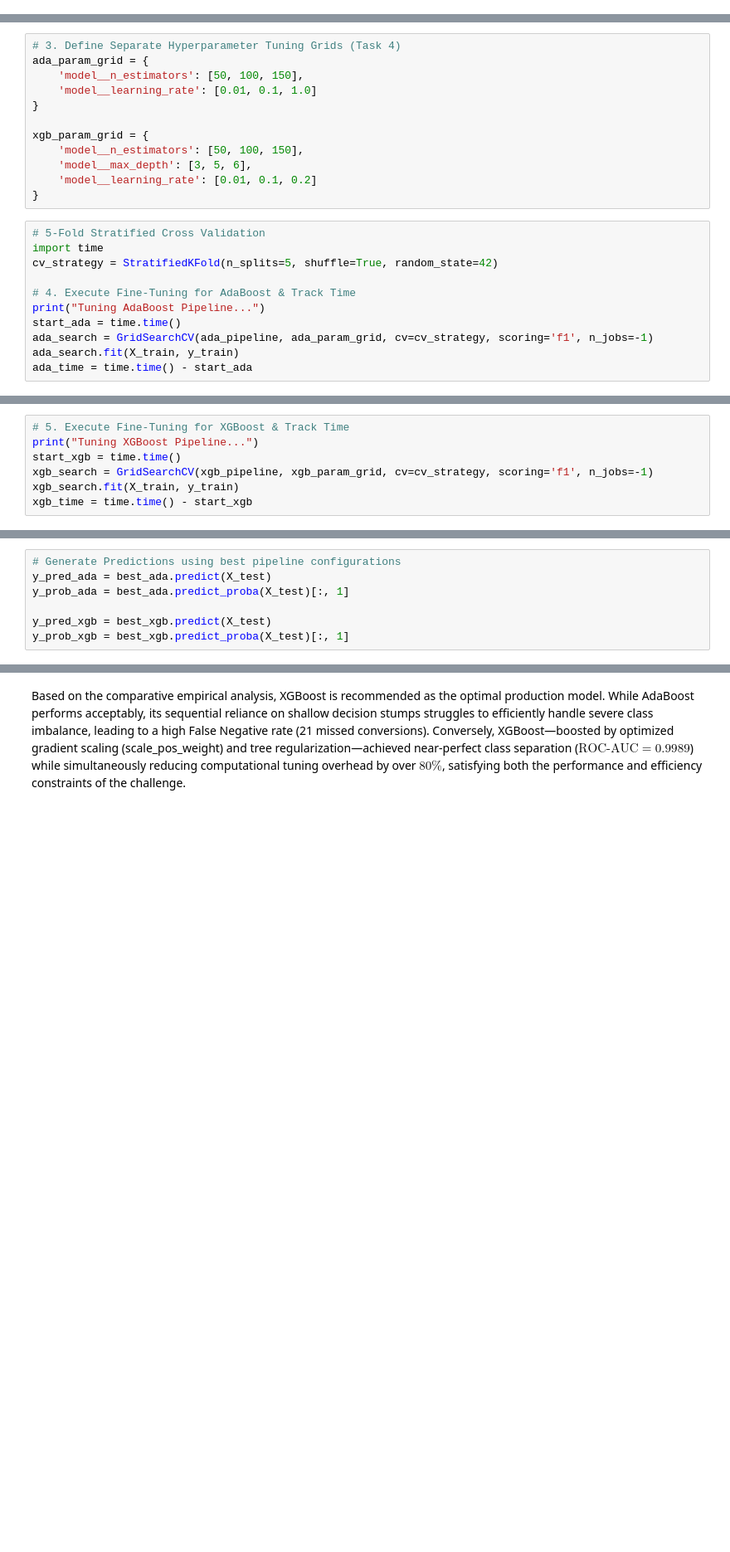
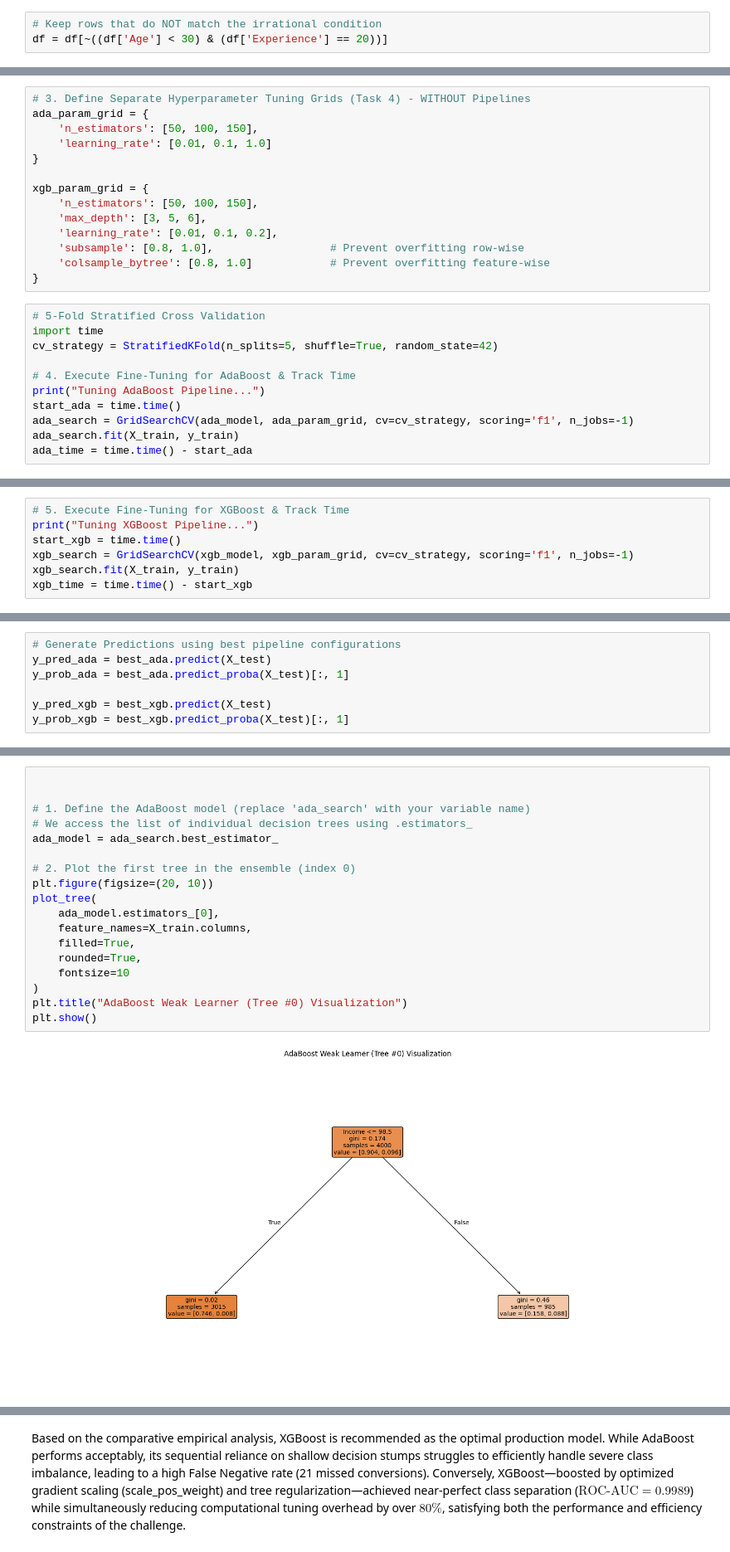
Before and after one commit to Latrechesara/Challenges-Code213-data-science-bootcamp_, a Jupyter notebook: code213_data_science_bootcamp_challenges/10-Advanced_Machine_learning/Challenge_Ada_boost_vs_XGBoost.ipynb, the cells around one changed output, grey strips where cells are left out. Shown at 83% size. Drawn from its saved outputs; the diff is of its cells as text; blank space fills up the shorter version.

```diff
--- a/code213_data_science_bootcamp_challenges/10-Advanced_Machine_learning/Challenge_Ada_boost_vs_XGBoost.ipynb
+++ b/code213_data_science_bootcamp_challenges/10-Advanced_Machine_learning/Challenge_Ada_boost_vs_XGBoost.ipynb
@@ -289,3 +259,6 @@ df= pd.read_csv('bankloan.csv')
+# %%
+# Keep rows that do NOT match the irrational condition
+df = df[~((df['Age'] < 30) & (df['Experience'] == 20))]
 # %%
 # 1. Stratified Split (Maintaining 90/10 Imbalance)
 X = df.drop(columns=['ID', 'ZIP.Code', 'Personal.Loan'])
@@ -308,14 +274,16 @@ xgb_pipeline = Pipeline([
 # %%
-# 3. Define Separate Hyperparameter Tuning Grids (Task 4)
+# 3. Define Separate Hyperparameter Tuning Grids (Task 4) - WITHOUT Pipelines
 ada_param_grid = {
-    'model__n_estimators': [50, 100, 150],
-    'model__learning_rate': [0.01, 0.1, 1.0]
+    'n_estimators': [50, 100, 150],
+    'learning_rate': [0.01, 0.1, 1.0]
 }
 
 xgb_param_grid = {
-    'model__n_estimators': [50, 100, 150],
-    'model__max_depth': [3, 5, 6],
-    'model__learning_rate': [0.01, 0.1, 0.2]
+    'n_estimators': [50, 100, 150],
+    'max_depth': [3, 5, 6],
+    'learning_rate': [0.01, 0.1, 0.2],
+    'subsample': [0.8, 1.0],                  # Prevent overfitting row-wise
+    'colsample_bytree': [0.8, 1.0]            # Prevent overfitting feature-wise
 }
 # %%
 # 5-Fold Stratified Cross Validation
@@ -325,7 +293,7 @@ cv_strategy = StratifiedKFold(n_splits=5, shuffle=True, random_state=42)
 # 4. Execute Fine-Tuning for AdaBoost & Track Time
 print("Tuning AdaBoost Pipeline...")
 start_ada = time.time()
-ada_search = GridSearchCV(ada_pipeline, ada_param_grid, cv=cv_strategy, scoring='f1', n_jobs=-1)
+ada_search = GridSearchCV(ada_model, ada_param_grid, cv=cv_strategy, scoring='f1', n_jobs=-1)
 ada_search.fit(X_train, y_train)
 ada_time = time.time() - start_ada
 # %% [output]
@@ -334,7 +302,7 @@ Tuning AdaBoost Pipeline...
 # 5. Execute Fine-Tuning for XGBoost & Track Time
 print("Tuning XGBoost Pipeline...")
 start_xgb = time.time()
-xgb_search = GridSearchCV(xgb_pipeline, xgb_param_grid, cv=cv_strategy, scoring='f1', n_jobs=-1)
+xgb_search = GridSearchCV(xgb_model, xgb_param_grid, cv=cv_strategy, scoring='f1', n_jobs=-1)
 xgb_search.fit(X_train, y_train)
 xgb_time = time.time() - start_xgb
 # %% [output]
@@ -391,0 +360,20 @@ Total Tuning Time (s)            62.3587           10.4948
+# %%
+
+
+# 1. Define the AdaBoost model (replace 'ada_search' with your variable name)
+# We access the list of individual decision trees using .estimators_
+ada_model = ada_search.best_estimator_
+
+# 2. Plot the first tree in the ensemble (index 0)
+plt.figure(figsize=(20, 10))
+plot_tree(
+    ada_model.estimators_[0],
+    feature_names=X_train.columns,
+    filled=True,
+    rounded=True,
+    fontsize=10
+)
+plt.title("AdaBoost Weak Learner (Tree #0) Visualization")
+plt.show()
+# %% [output]
+[figure, added]
```
Also changed, not shown: parts of 10 cells of this notebook.
